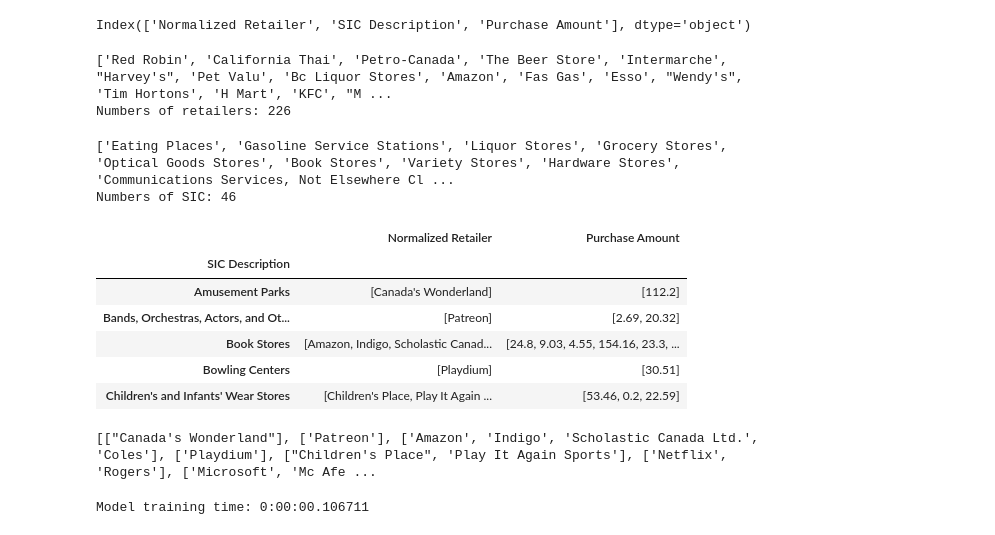
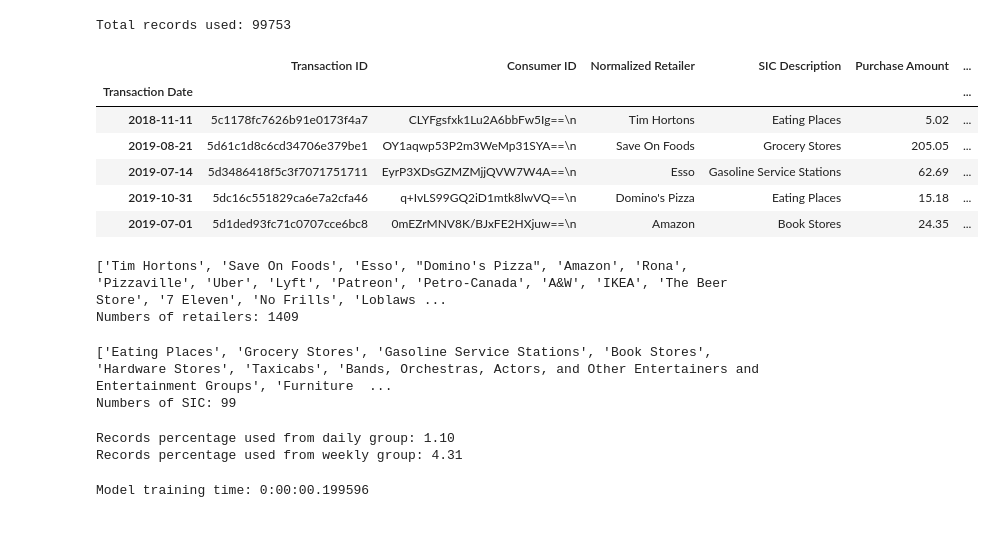
Before and after one commit to rui-zhang-ocean/Predict_Transactions, a Jupyter notebook: item2vec_test.ipynb, the cells around one changed output. Drawn from its saved outputs; the diff is of its cells as text; code cells hidden in the pictures.

```diff
--- a/item2vec_test.ipynb
+++ b/item2vec_test.ipynb
@@ -6,39 +6,34 @@ from gensim.models import KeyedVectors
 import datetime
 # %%
 df = pd.read_csv('data/cc_data.csv')
-df = df[:1000]
+df = df[-100000:]
-# %%
-df = df[['Normalized Retailer','SIC Description','Purchase Amount']]
-df.columns
-# %% [output]
-Index(['Normalized Retailer', 'SIC Description', 'Purchase Amount'], dtype='object')
+# %%
+df = df[['Transaction ID','Consumer ID','Normalized Retailer','SIC Description','Purchase Amount','Transaction Date']]
+df['Transaction Date'].replace({"N\A":None}, inplace=True)
+df.dropna(inplace=True)
+df.index = pd.to_datetime(df['Transaction Date']) # Use date as index
+print("Total records used: %d" % df.shape[0])
+df.head()
+# %% [output]
+Total records used: 99753
+|  | Transaction ID | Consumer ID | Normalized Retailer | SIC Description | Purchase Amount | ... |
+| Transaction Date |  |  |  |  |  | ... |
+| 2018-11-11 | 5c1178fc7626b91e0173f4a7 | CLYFgsfxk1Lu2A6bbFw5Ig==\n | Tim Hortons | Eating Places | 5.02 | ... |
+| 2019-08-21 | 5d61c1d8c6cd34706e379be1 | OY1aqwp53P2m3WeMp31SYA==\n | Save On Foods | Grocery Stores | 205.05 | ... |
+| 2019-07-14 | 5d3486418f5c3f7071751711 | EyrP3XDsGZMZMjjQVW7W4A==\n | Esso | Gasoline Service Stations | 62.69 | ... |
+| 2019-10-31 | 5dc16c551829ca6e7a2cfa46 | q+IvLS99GQ2iD1mtk8lwVQ==\n | Domino's Pizza | Eating Places | 15.18 | ... |
+| 2019-07-01 | 5d1ded93fc71c0707cce6bc8 | 0mEZrMNV8K/BJxFE2HXjuw==\n | Amazon | Book Stores | 24.35 | ... |
 # %%
 retailer_list = list(df['Normalized Retailer'].unique())
 print(retailer_list[:20])
 print("Numbers of retailers: %d" % len(retailer_list))
 # %% [output]
-['Red Robin', 'California Thai', 'Petro-Canada', 'The Beer Store', 'Intermarche', "Harvey's", 'Pet Valu', 'Bc Liquor Stores', 'Amazon', 'Fas Gas', 'Esso', "Wendy's", 'Tim Hortons', 'H Mart', 'KFC', "M ...
-Numbers of retailers: 226
+['Tim Hortons', 'Save On Foods', 'Esso', "Domino's Pizza", 'Amazon', 'Rona', 'Pizzaville', 'Uber', 'Lyft', 'Patreon', 'Petro-Canada', 'A&W', 'IKEA', 'The Beer Store', '7 Eleven', 'No Frills', 'Loblaws ...
+Numbers of retailers: 1409
 # %%
 SIC_list = list(df['SIC Description'].unique())
 print(SIC_list[:10])
-print("Numbers of SIC: %d" % len(SIC_list))
+print("Numbers of Sectors: %d" % len(SIC_list))
 # %% [output]
-['Eating Places', 'Gasoline Service Stations', 'Liquor Stores', 'Grocery Stores', 'Optical Goods Stores', 'Book Stores', 'Variety Stores', 'Hardware Stores', 'Communications Services, Not Elsewhere Cl ...
-Numbers of SIC: 46
+['Eating Places', 'Grocery Stores', 'Gasoline Service Stations', 'Book Stores', 'Hardware Stores', 'Taxicabs', 'Bands, Orchestras, Actors, and Other Entertainers and Entertainment Groups', 'Furniture  ...
+Numbers of SIC: 99
-# %%
-df_group = df.groupby('SIC Description').agg(lambda x: x.unique().tolist())
-df_group.head()
-# %% [output]
-|  | Normalized Retailer | Purchase Amount |
-| SIC Description |  |  |
-| Amusement Parks | [Canada's Wonderland] | [112.2] |
-| Bands, Orchestras, Actors, and Ot... | [Patreon] | [2.69, 20.32] |
-| Book Stores | [Amazon, Indigo, Scholastic Canad... | [24.8, 9.03, 4.55, 154.16, 23.3, ... |
-| Bowling Centers | [Playdium] | [30.51] |
-| Children's and Infants' Wear Stores | [Children's Place, Play It Again ... | [53.46, 0.2, 22.59] |
-# %%
-training_data = df_group['Normalized Retailer'].tolist()
-print(training_data[:10])
-# %% [output]
-[["Canada's Wonderland"], ['Patreon'], ['Amazon', 'Indigo', 'Scholastic Canada Ltd.', 'Coles'], ['Playdium'], ["Children's Place", 'Play It Again Sports'], ['Netflix', 'Rogers'], ['Microsoft', 'Mc Afe ...
@@ -45,10 +81,15 @@ print(training_data[:10])
+# %%
+training_data = groupByPersonAndTime(df)
+# %% [output]
+Records percentage used from daily group: 1.10
+Records percentage used from weekly group: 4.31
 # %%
 start = datetime.datetime.now()
 
 model = Word2Vec(sentences = training_data, # list of sets of retailers
                  iter = 5, # epoch
                  min_count = 1, # a retailer has to appear more than min_count times to be kept
-                 size = 3, # hidden layer dimensions
+                 size = 10, # hidden layer dimensions
                  workers = 4, # specify the number of threads to be used for training
                  sg = 1, # Defines the training algorithm. We will use skip-gram so 1 is chosen.
                  hs = 0, # Set to 0, as we are applying negative sampling.
@@ -57,7 +98,7 @@ model = Word2Vec(sentences = training_data, # list of sets of retailers
 
 print("Model training time: " + str(datetime.datetime.now()-start))
 # %% [output]
-Model training time: 0:00:00.106711
+Model training time: 0:00:00.199596
 # %%
 # check dictionary
 for i, word in enumerate(model.wv.vocab):
```
Also changed, not shown: parts of 7 cells of this notebook.
